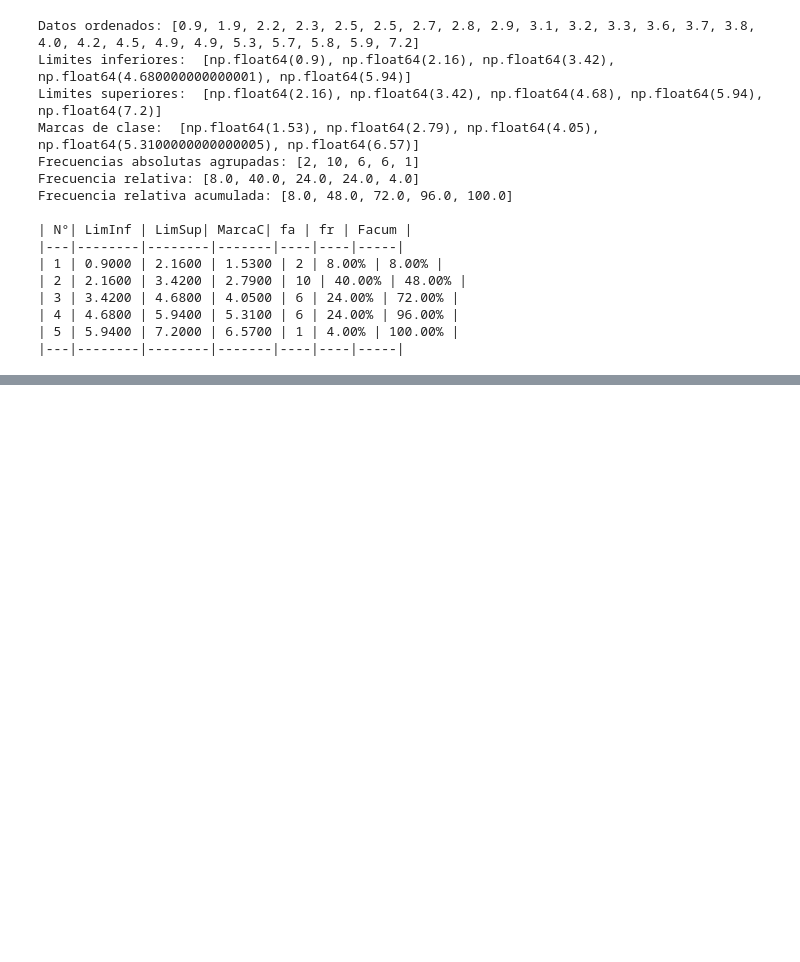
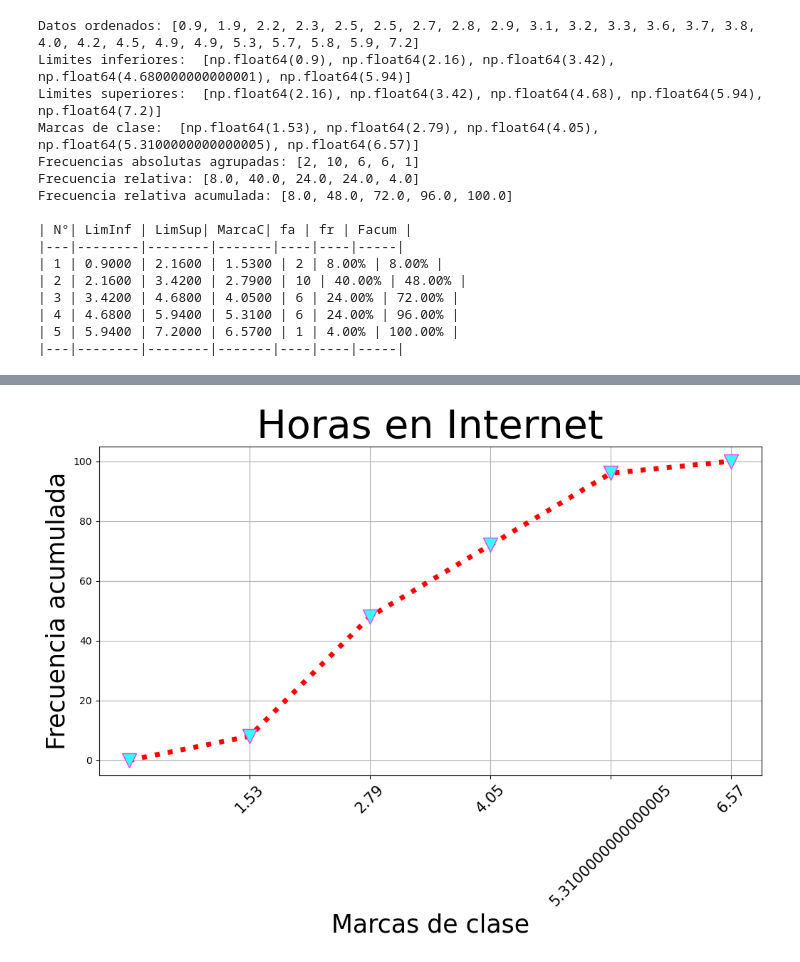
Before and after one commit to LizBernal/LJBF_Verano2024_T1, a Jupyter notebook: Ejercicio_8.ipynb, the cells around one changed output, grey strips where cells are left out. Saved outputs shown, nothing was run; the diff lists cells and outputs as text; code cells hidden in the pictures; blank space fills up the shorter version.

Commit message:
Ejercicio 8: seccion b

```diff
--- a/Ejercicio_8.ipynb
+++ b/Ejercicio_8.ipynb
@@ -83,0 +87,10 @@ ht.generar_histograma(marcas_clases, fa, mrks, labelx, labely, titulo)
+# %%
+# seccion c
+
+# Ojiva
+labelx = "Marcas de clase"
+labely = "Frecuencia acumulada"
+titulo = "Horas en Internet"
+o.generar_ojiva(marcas_clases, facum, mrks, labelx, labely, titulo)
+# %% [output]
+[figure, added]
```
Also changed, not shown: parts of 3 cells of this notebook.
